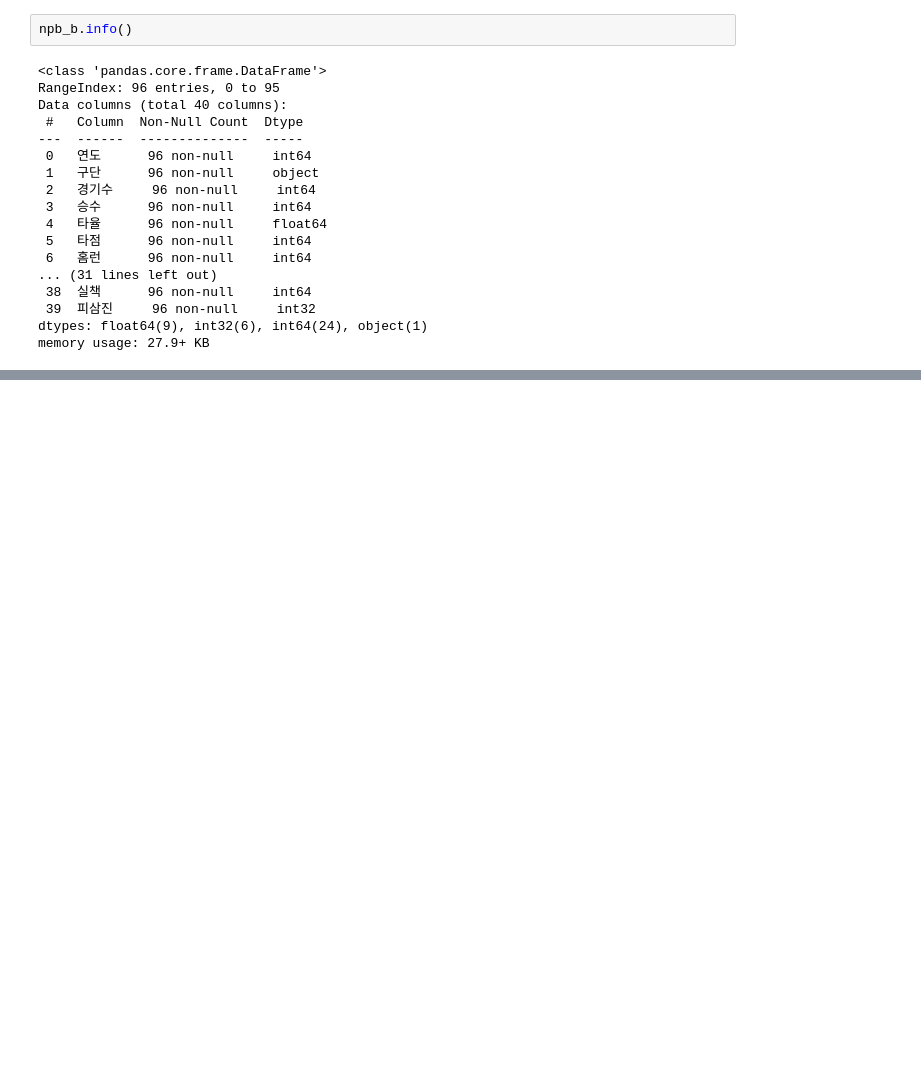
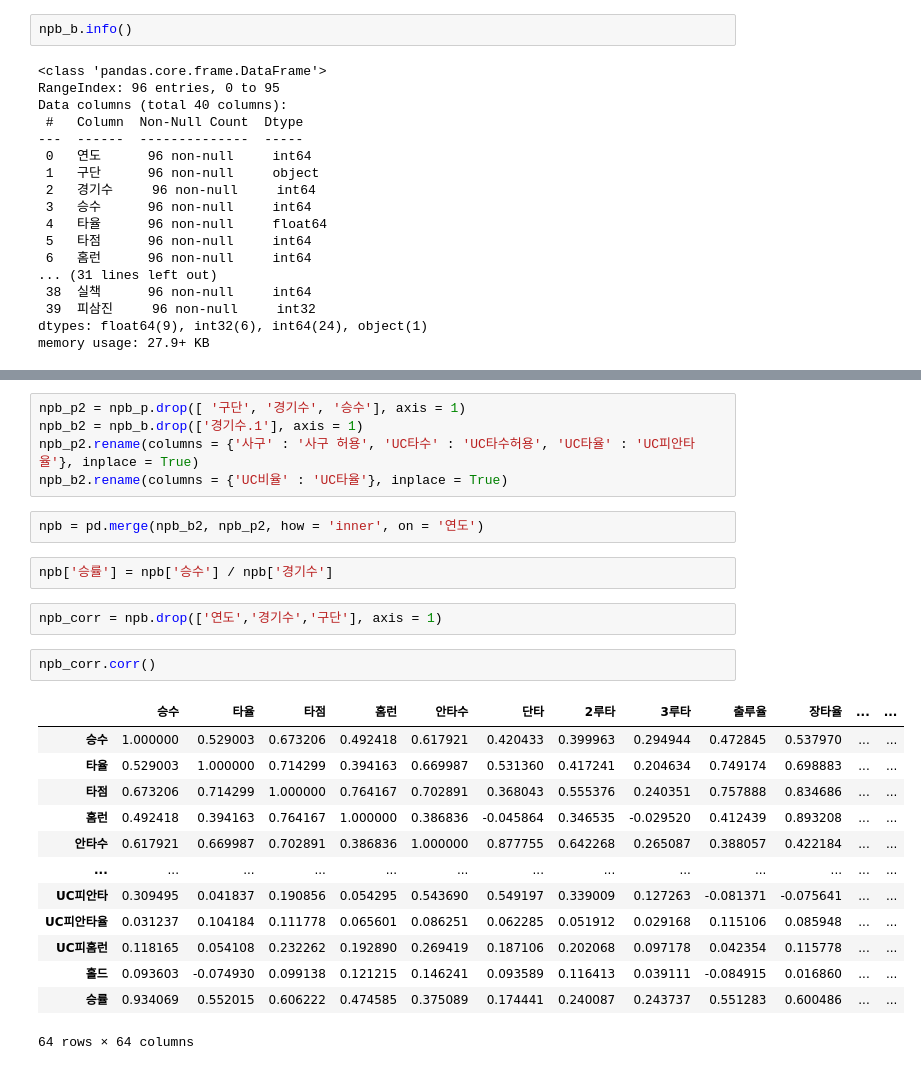
Before and after one commit to won4513/baseball, a Jupyter notebook: npb/npb.ipynb, the cells around one changed output, grey strips where cells are left out. Drawn from its saved outputs; the diff is of its cells as text; blank space fills up the shorter version.

```diff
--- a/npb/npb.ipynb
+++ b/npb/npb.ipynb
@@ -54,0 +85,27 @@ memory usage: 27.9+ KB
+# %%
+npb_p2 = npb_p.drop([ '구단', '경기수', '승수'], axis = 1)
+npb_b2 = npb_b.drop(['경기수.1'], axis = 1)
+npb_p2.rename(columns = {'사구' : '사구 허용', 'UC타수' : 'UC타수허용', 'UC타율' : 'UC피안타율'}, inplace = True)
+npb_b2.rename(columns = {'UC비율' : 'UC타율'}, inplace = True)
+# %%
+npb = pd.merge(npb_b2, npb_p2, how = 'inner', on = '연도')
+# %%
+npb['승률'] = npb['승수'] / npb['경기수']
+# %%
+npb_corr = npb.drop(['연도','경기수','구단'], axis = 1)
+# %%
+npb_corr.corr()
+# %% [output]
+|  | 승수 | 타율 | 타점 | 홈런 | 안타수 | 단타 | 2루타 | 3루타 | 출루율 | 장타율 | ... | ... |
+| 승수 | 1.000000 | 0.529003 | 0.673206 | 0.492418 | 0.617921 | 0.420433 | 0.399963 | 0.294944 | 0.472845 | 0.537970 | ... | ... |
+| 타율 | 0.529003 | 1.000000 | 0.714299 | 0.394163 | 0.669987 | 0.531360 | 0.417241 | 0.204634 | 0.749174 | 0.698883 | ... | ... |
+| 타점 | 0.673206 | 0.714299 | 1.000000 | 0.764167 | 0.702891 | 0.368043 | 0.555376 | 0.240351 | 0.757888 | 0.834686 | ... | ... |
+| 홈런 | 0.492418 | 0.394163 | 0.764167 | 1.000000 | 0.386836 | -0.045864 | 0.346535 | -0.029520 | 0.412439 | 0.893208 | ... | ... |
+| 안타수 | 0.617921 | 0.669987 | 0.702891 | 0.386836 | 1.000000 | 0.877755 | 0.642268 | 0.265087 | 0.388057 | 0.422184 | ... | ... |
+| ... | ... | ... | ... | ... | ... | ... | ... | ... | ... | ... | ... | ... |
+| UC피안타 | 0.309495 | 0.041837 | 0.190856 | 0.054295 | 0.543690 | 0.549197 | 0.339009 | 0.127263 | -0.081371 | -0.075641 | ... | ... |
+| UC피안타율 | 0.031237 | 0.104184 | 0.111778 | 0.065601 | 0.086251 | 0.062285 | 0.051912 | 0.029168 | 0.115106 | 0.085948 | ... | ... |
+| UC피홈런 | 0.118165 | 0.054108 | 0.232262 | 0.192890 | 0.269419 | 0.187106 | 0.202068 | 0.097178 | 0.042354 | 0.115778 | ... | ... |
+| 홀드 | 0.093603 | -0.074930 | 0.099138 | 0.121215 | 0.146241 | 0.093589 | 0.116413 | 0.039111 | -0.084915 | 0.016860 | ... | ... |
+| 승률 | 0.934069 | 0.552015 | 0.606222 | 0.474585 | 0.375089 | 0.174441 | 0.240087 | 0.243737 | 0.551283 | 0.600486 | ... | ... |
+64 rows × 64 columns
```
Also changed, not shown: parts of 25 cells of this notebook.
